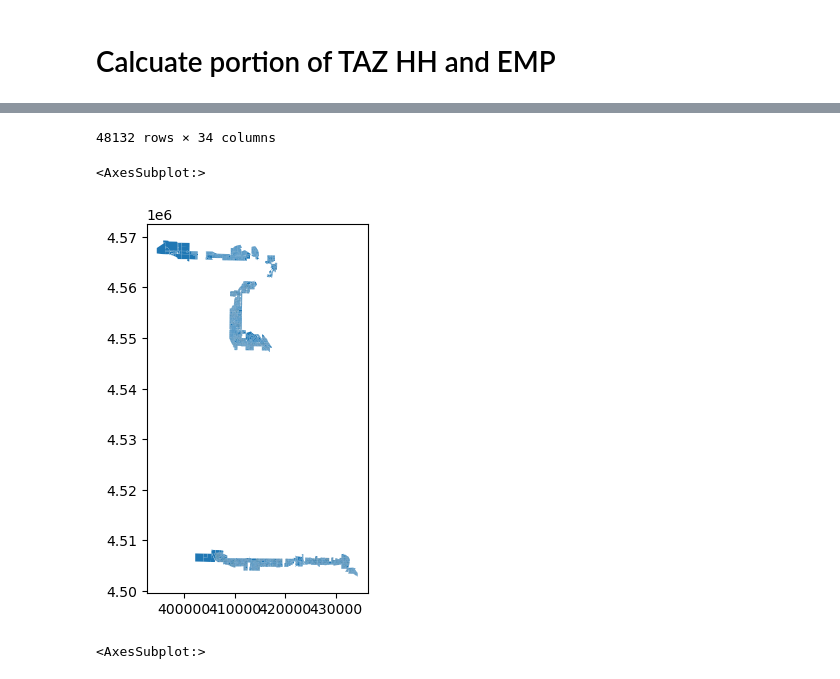
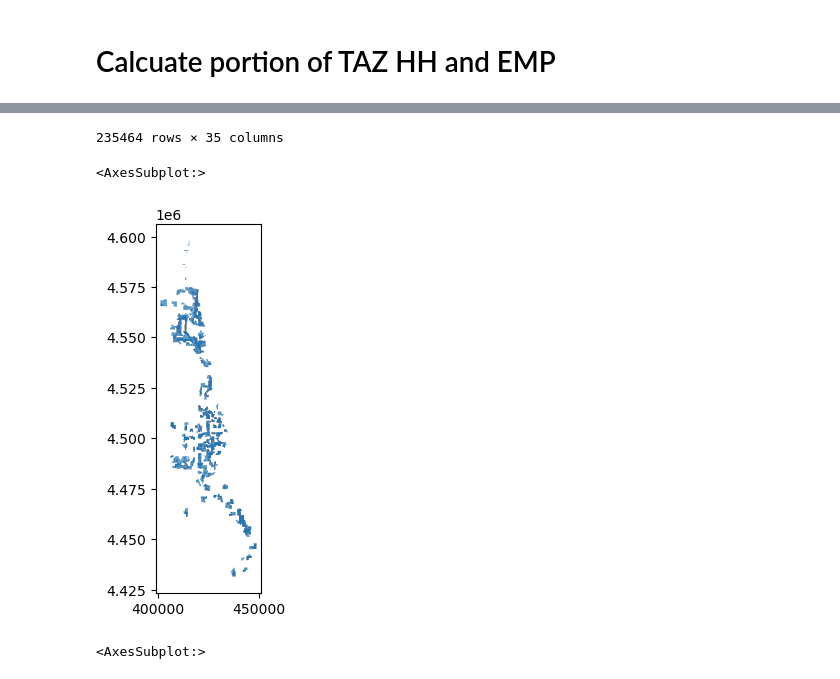
Before and after one commit to WFRCAnalytics/Wasatch-Choice-Land-Use-And-Transit-Scenario, a Jupyter notebook: 3-Process-REMM-Data.ipynb, the cells around one changed output, grey strips where cells are left out. Drawn from its saved outputs; the diff is of its cells as text; code cells hidden in the pictures.

```diff
--- a/3-Process-REMM-Data.ipynb
+++ b/3-Process-REMM-Data.ipynb
@@ -5,7 +5,7 @@ import pandas as pd
 import geopandas as gpd
 import _config
 # %%
-gdf_buffered_stops_with_centers_taz = gpd.read_file('intermediate/buffered-stops-with-centers-taz.geojson')
-display(gdf_buffered_stops_with_centers_taz)
-gdf_buffered_stops_with_centers_taz.plot()
+centers_taz_with_nearest_stop_gdf = gpd.read_file('intermediate/centers-taz-with-nearest-stop.geojson')
+display(centers_taz_with_nearest_stop_gdf)
+centers_taz_with_nearest_stop_gdf.plot()
 # %% [output]
@@ -27,4 +27,4 @@ gdf_buffered_stops_with_centers_taz.plot()
 # %%
-taz_list = gdf_buffered_stops_with_centers_taz['TAZID'].drop_duplicates()
+taz_list = centers_taz_with_nearest_stop_gdf['TAZID'].drop_duplicates()
 taz_list
 # %% [output]
@@ -93,9 +93,10 @@ condition_HH = (gdf_future_land_use_2050_filtered['sf'] + gdf_future_land_use_20
 condition_EMP = gdf_future_land_use_2050_filtered[['ind', 'retail', 'office', 'govt', 'mixed', 'other']].sum(axis=1) > 0
 
 # Define the condition for no build
-condition_no_build = (gdf_future_land_use_2050_filtered['no_build'] == 1)
+
 # Define the condition - SF =1 and others =0
 condition_no_change = _config.get_condition_no_change(gdf_future_land_use_2050_filtered)
+condition_no_build = _config.condition_no_build(gdf_future_land_use_2050_filtered, 'TAZID_900')
 
 # Calculate the area and assign it to the new column
 gdf_future_land_use_2050_filtered['dev_status'] = np.where(
@@ -329,7 +312,7 @@ Exported!
 # Calcuate portion of TAZ HH and EMP
 # %%
 # Perform the intersection of the first two GeoDataFrames
-gdf_stops_flu_50 = gpd.overlay(gdf_buffered_stops_with_centers_taz, gdf_future_land_use_2050_filtered, how='union')
+gdf_stops_flu_50 = gpd.overlay(centers_taz_with_nearest_stop_gdf, gdf_future_land_use_2050_filtered, how='union')
 
 # Calculate the area in square meters
 gdf_stops_flu_50['sqmu'] = gdf_stops_flu_50.geometry.area
@@ -361,6 +344,6 @@ gdf_stops_flu_50.plot()
-48132 rows × 34 columns
+235464 rows × 35 columns
 <AxesSubplot:>
-[figure, old version]
+[figure, new version]
 # %%
 gdf_stops_flu_50[(gdf_stops_flu_50['TAZID'].isin([367,388])) & (gdf_stops_flu_50['EMP']==True)].plot()
 # %% [output]
```
Also changed, not shown: parts of 20 cells of this notebook, 22 other files.
